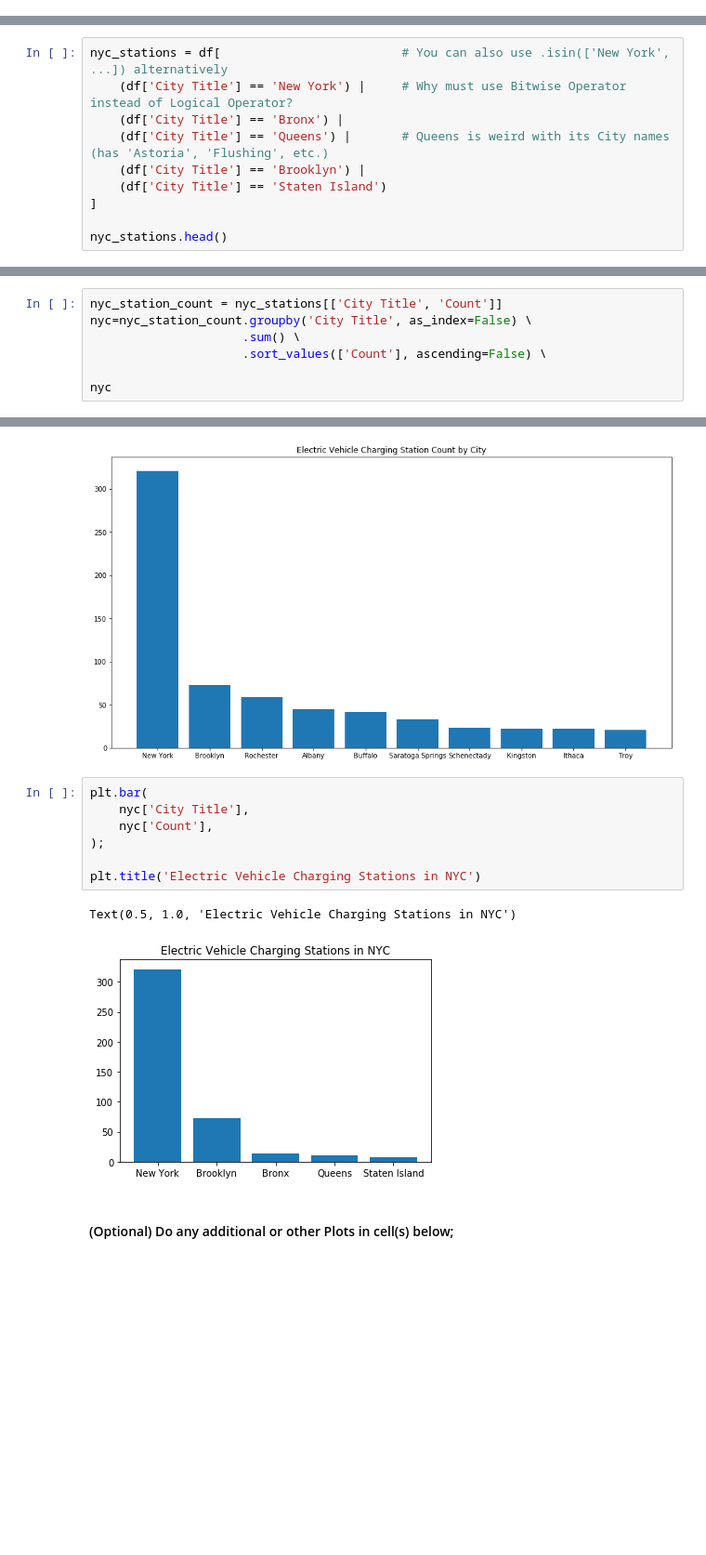
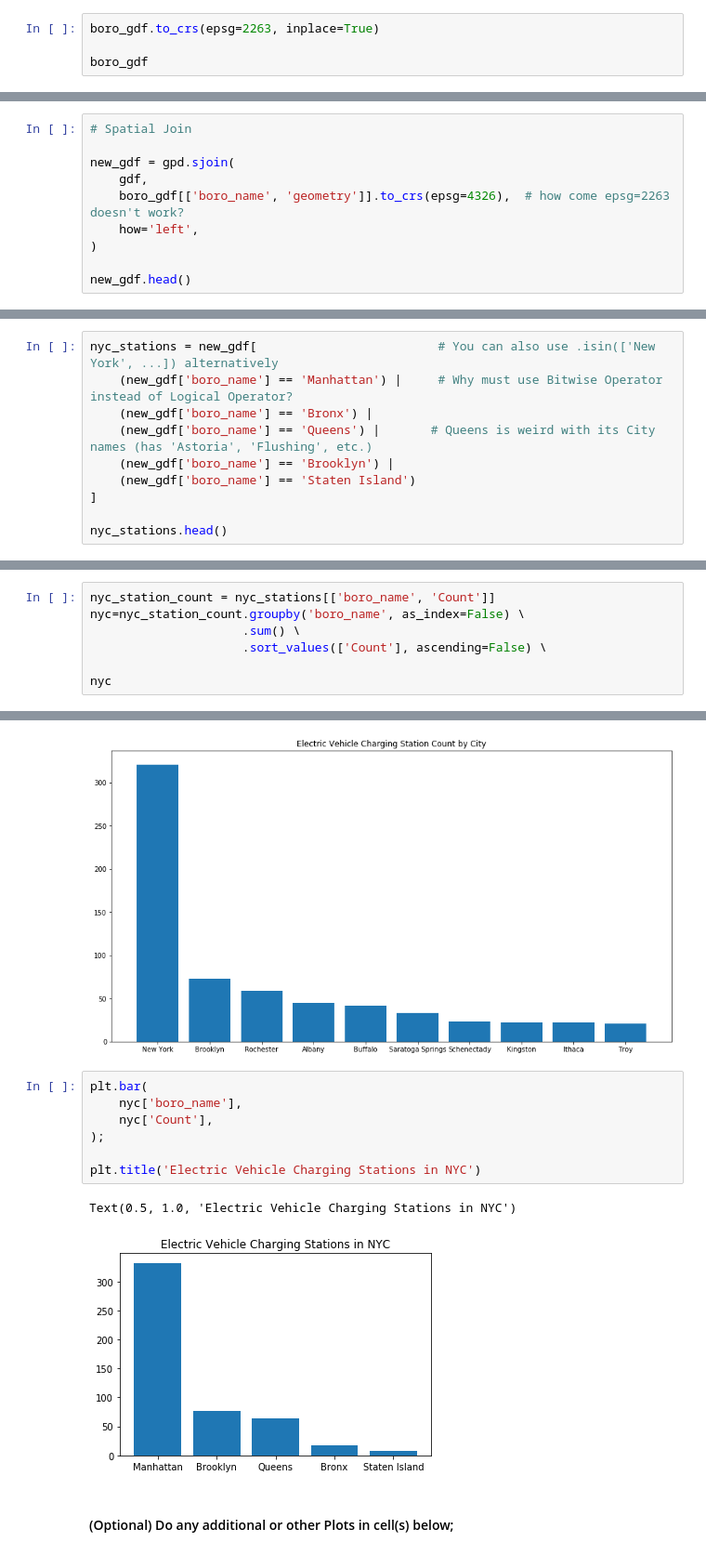
Before and after one commit to katkim0307/pratt-savi-810-2020-03-assignment_03, a Jupyter notebook: assignment_03.ipynb, the cells around one changed output, grey strips where cells are left out. Shown at 93% size. Cells and saved outputs as stored; diff of their text form; blank space fills up the shorter version.

```diff
--- a/assignment_03.ipynb
+++ b/assignment_03.ipynb
@@ -179,0 +212,4 @@ df.head()
+# %%
+boro_gdf.to_crs(epsg=2263, inplace=True)
+
+boro_gdf
@@ -179,0 +229,10 @@ df.head()
+# %%
+# Spatial Join
+
+new_gdf = gpd.sjoin(
+    gdf,
+    boro_gdf[['boro_name', 'geometry']].to_crs(epsg=4326),  # how come epsg=2263 doesn't work?
+    how='left',
+)
+
+new_gdf.head()
@@ -235,10 +348,10 @@ df[df['City Title'] == 'Astoria']
 # %%
-nyc_stations = df[                         # You can also use .isin(['New York', ...]) alternatively
-    (df['City Title'] == 'New York') |     # Why must use Bitwise Operator instead of Logical Operator?
-    (df['City Title'] == 'Bronx') |
-    (df['City Title'] == 'Queens') |       # Queens is weird with its City names (has 'Astoria', 'Flushing', etc.)
-    (df['City Title'] == 'Brooklyn') |
-    (df['City Title'] == 'Staten Island')
+nyc_stations = new_gdf[                         # You can also use .isin(['New York', ...]) alternatively
+    (new_gdf['boro_name'] == 'Manhattan') |     # Why must use Bitwise Operator instead of Logical Operator?
+    (new_gdf['boro_name'] == 'Bronx') |
+    (new_gdf['boro_name'] == 'Queens') |       # Queens is weird with its City names (has 'Astoria', 'Flushing', etc.)
+    (new_gdf['boro_name'] == 'Brooklyn') |
+    (new_gdf['boro_name'] == 'Staten Island')
 ]
 
 nyc_stations.head()
@@ -253,6 +366,6 @@ nyc_stations.head()
 # %%
-nyc_station_count = nyc_stations[['City Title', 'Count']]
-nyc=nyc_station_count.groupby('City Title', as_index=False) \
+nyc_station_count = nyc_stations[['boro_name', 'Count']]
+nyc=nyc_station_count.groupby('boro_name', as_index=False) \
                      .sum() \
                      .sort_values(['Count'], ascending=False) \
 
@@ -293,14 +406,14 @@ Text(0.5, 1.0, 'Electric Vehicle Charging Station Count by City')
 [figure]
 # %%
 plt.bar(
-    nyc['City Title'],
+    nyc['boro_name'],
     nyc['Count'],
 );
 
 plt.title('Electric Vehicle Charging Stations in NYC')
 # %% [output]
 Text(0.5, 1.0, 'Electric Vehicle Charging Stations in NYC')
-[figure, old version]
+[figure, new version]
 # %% [markdown]
 #### (Optional) Do any additional or other Plots in cell(s) below;
 # %%
```
Also changed, not shown: parts of 26 cells of this notebook.
